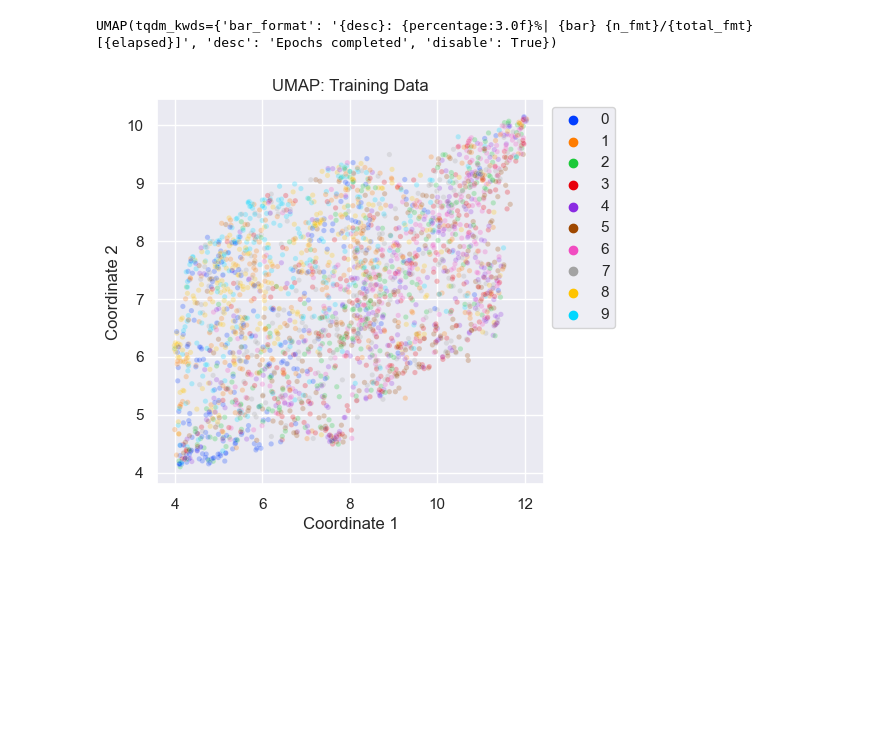
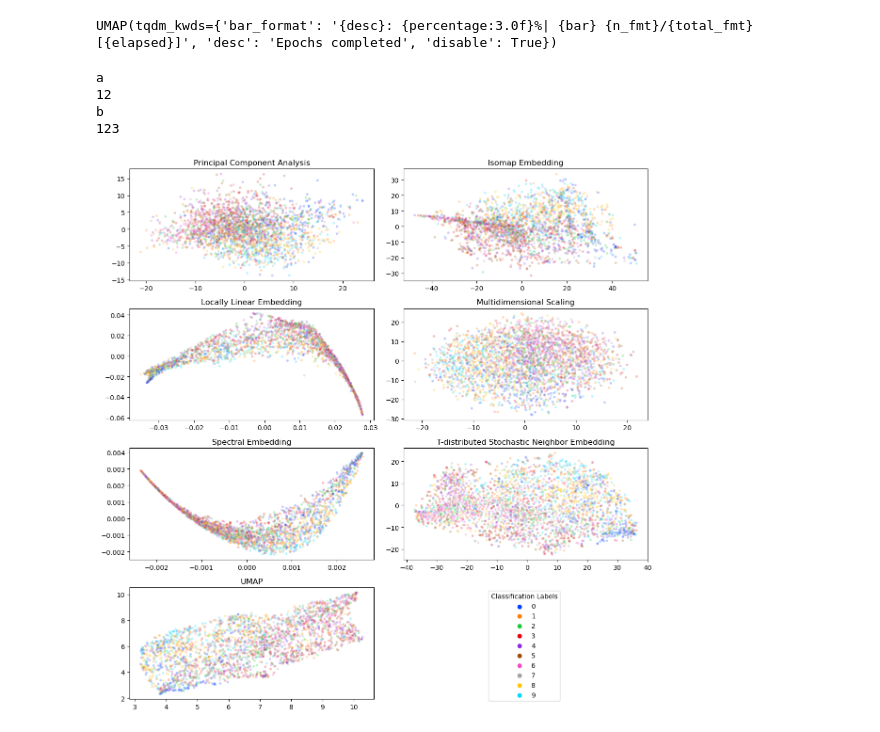
Before and after one commit to lau-allen/manifold-learning-comparison, a Jupyter notebook: dsei2100s23hw5p1.ipynb, the cells around one changed output. Saved outputs shown, nothing was run; the diff lists cells and outputs as text; code cells hidden in the pictures; blank space fills up the shorter version.

Commit message:
fix to LLE and spectral embedding; modifications to plotting

```diff
--- a/dsei2100s23hw5p1.ipynb
+++ b/dsei2100s23hw5p1.ipynb
@@ -225,0 +211,3 @@ ValueError: array must be 2-dimensional and square. shape = (2500, 3072)
+# %%
+#initialize spectral embedding model
+se = SpectralEmbedding(n_components=2,random_state=seed)
@@ -231,3 +225,6 @@ tsne = TSNE(n_components=2,random_state=seed)
 # %%
 #fit and transform on training data
 X_train_tsne = tsne.fit_transform(X_train)
+
+#append to dict
+x_dict['T-distributed Stochastic Neighbor Embedding']=X_train_tsne
@@ -251,9 +242,54 @@ UMAP(tqdm_kwds={'bar_format': '{desc}: {percentage:3.0f}%| {bar} {n_fmt}/{total_
 X_train_umap = reducer.transform(X_train)
 #transform testing data
 X_test_umap = reducer.transform(X_test)
+
+#append to dict
+x_dict['UMAP']=X_train_umap
-# %%
-#plotting X_train
-plot_2D(X_train_umap[:,0],X_train_umap[:,1],y_train,
-        'UMAP: Training Data','Coordinate 1','Coordinate 2');
-# %% [output]
-[figure, removed]
+# %%
+test = {'a':12,'b':123}
+for i,values in test.items():
+    print(i)
+    print(values)
+# %% [output]
+a
+12
+b
+123
+# %%
+#function for plotting
+def subplots_2D(x_dict,hue):
+
+    fig,ax=plt.subplots(4,2,figsize=(12,12))
+    ax=ax.ravel()
+    pos = 0
+
+    for title,arr in x_dict.items():
+        sns.scatterplot(x=arr[:,0],y=arr[:,1],hue=hue,
+                       palette=sns.color_palette('bright',10),
+                       legend='full',alpha=0.25,s=15,ax=ax[pos])
+        ax[pos].get_legend().remove()
+        ax[pos].title.set_text(title)
+        pos+=1
+    handles, labels = ax[len(x_dict)-1].get_legend_handles_labels()
+    fig.legend(handles,labels,loc=(.70,.025),title='Classification Labels')
+
+
+    fig.delaxes(ax[7])
+
+    plt.tight_layout()
+
+    '''
+    fig = sns.scatterplot(x=x,y=y,hue=hue,
+                    palette=sns.color_palette('bright',10),
+                    legend='full',alpha=0.25,s=15)
+    fig.legend(bbox_to_anchor=(1,1))
+    sns.set(rc={"figure.figsize":(5, 5)})
+    plt.title(title)
+    plt.xlabel(x_lab)
+    plt.ylabel(y_lab)
+    '''
+    return
+# %%
+subplots_2D(x_dict,y_train)
+# %% [output]
+[figure, added]
```
Also changed, not shown: parts of 15 cells of this notebook.
